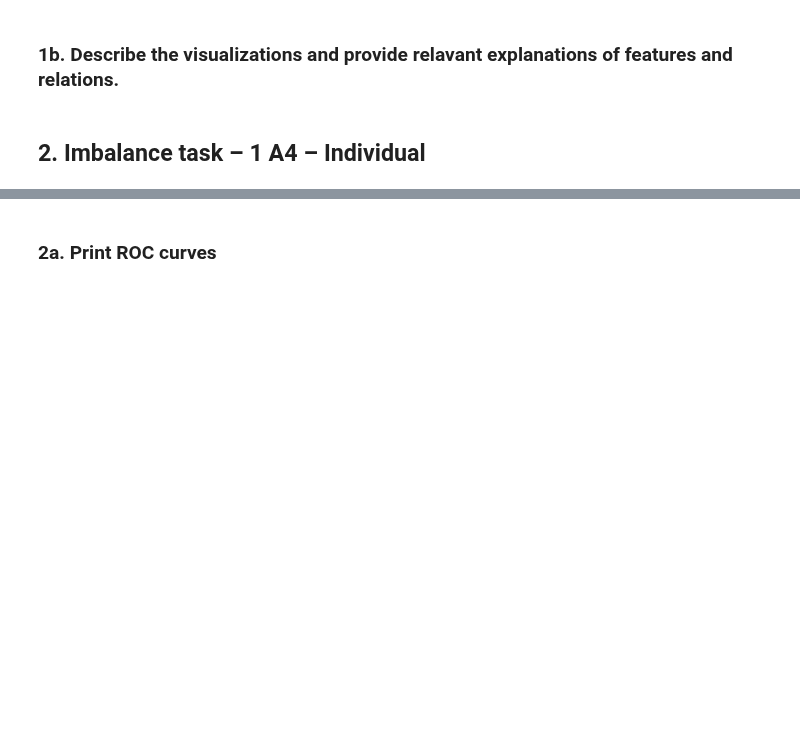
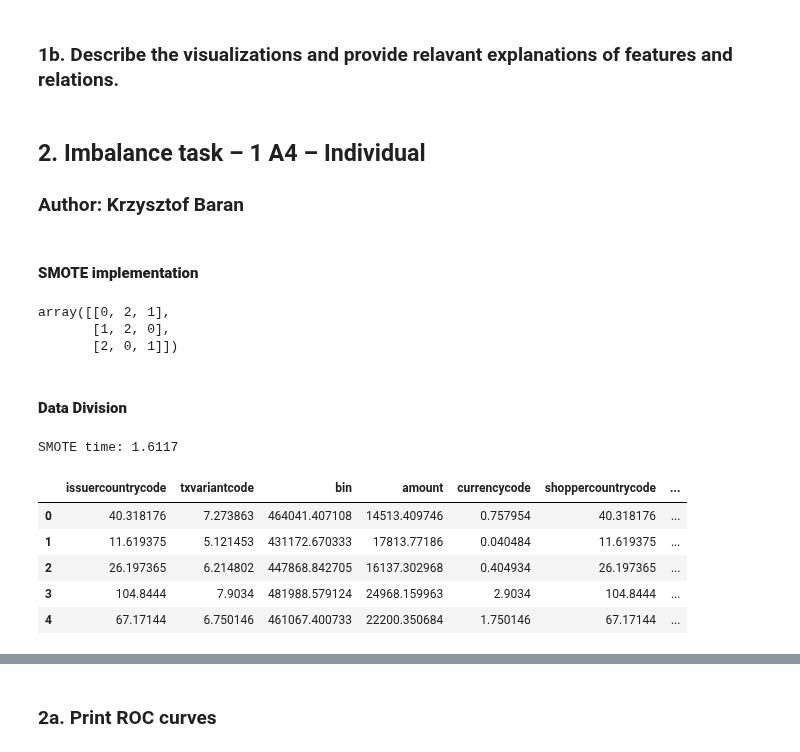
Before and after one commit to kbaran1998/CS4035-cyber-data, a Jupyter notebook: lab1/Lab1.ipynb, the cells around one changed output, grey strips where cells are left out. Cells and saved outputs as stored; diff of their text form; code cells hidden in the pictures; blank space fills up the shorter version.

Commit message:
Implement SMOTE

```diff
--- a/lab1/Lab1.ipynb
+++ b/lab1/Lab1.ipynb
@@ -371,3 +591,25 @@ plt.show()
 ### 1b. Describe the visualizations and provide relavant explanations of features and relations.
 # %% [markdown]
 ## 2. Imbalance task – 1 A4 – Individual
+
+### Author: Krzysztof Baran
+# %% [markdown]
+#### **SMOTE implementation**
+# %%
+import pandas as pd
+import random
+from sklearn.neighbors import NearestNeighbors
+
+def nearest_neighbours(data_in, k=5):
+    kNN = NearestNeighbors(n_neighbors=k, metric='euclidean', algorithm='auto').fit(data_in)
+    indices = kNN.kneighbors(data_in, return_distance=False)
+    return indices
+
+example_np = [[0.0,1.0,3.2], [3.4,0.2,1.1], [0.6,1.0,1.0]]
+
+ind_matrix = nearest_neighbours(example_np, k=3)
+ind_matrix
+# %% [output]
+array([[0, 2, 1],
+       [1, 2, 0],
+       [2, 0, 1]])
@@ -373,0 +641,36 @@ plt.show()
+# %% [markdown]
+#### **Data Division**
+# %%
+import time
+from sklearn.model_selection import train_test_split
+
+X = transformed_data_df.drop(['label'], axis=1)
+y = transformed_data_df['label']
+
+X_train, X_test, y_train, y_test = train_test_split(X, y, test_size=0.2, random_state=42)
+
+X_train_fraud = X_train.loc[y_train == 1]
+
+# X_train = X_train.to_numpy().astype('float')
+# X_test = X_test.to_numpy().astype('float')
+
+# y_train = y_train.to_numpy()
+# y_train = np.expand_dims(y_train, axis=1)
+# y_test = y_test.to_numpy()
+# y_test = np.expand_dims(y_test, axis=1)
+
+start = time.time()
+X_fraud_smote = smote_custom(X_train_fraud.copy(), sample_num=750, random_state=0)
+smote_time = time.time() - start
+
+print(f'SMOTE time: {smote_time:.4f}')
+
+X_fraud_smote.head()
+# %% [output]
+SMOTE time: 1.6117
+|  | issuercountrycode | txvariantcode | bin | amount | currencycode | shoppercountrycode | ... |
+| 0 | 40.318176 | 7.273863 | 464041.407108 | 14513.409746 | 0.757954 | 40.318176 | ... |
+| 1 | 11.619375 | 5.121453 | 431172.670333 | 17813.77186 | 0.040484 | 11.619375 | ... |
+| 2 | 26.197365 | 6.214802 | 447868.842705 | 16137.302968 | 0.404934 | 26.197365 | ... |
+| 3 | 104.8444 | 7.9034 | 481988.579124 | 24968.159963 | 2.9034 | 104.8444 | ... |
+| 4 | 67.17144 | 6.750146 | 461067.400733 | 22200.350684 | 1.750146 | 67.17144 | ... |
```
Also changed, not shown: parts of 14 cells of this notebook.
